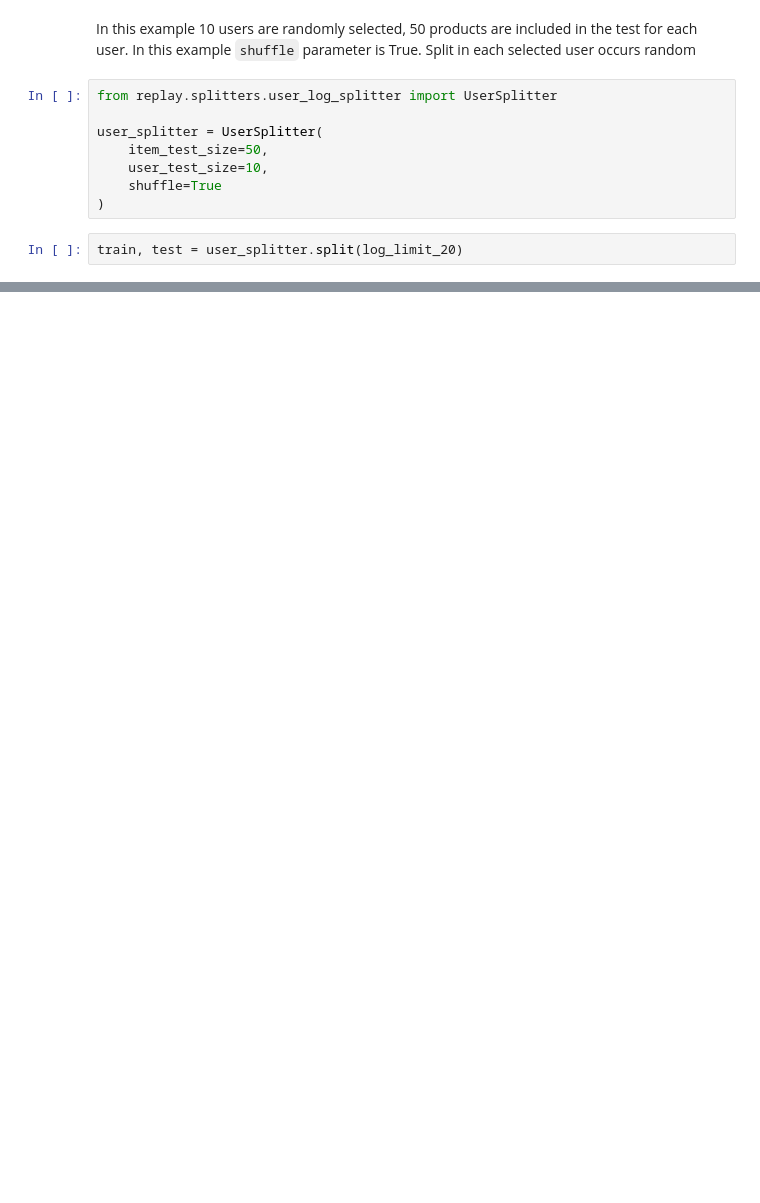
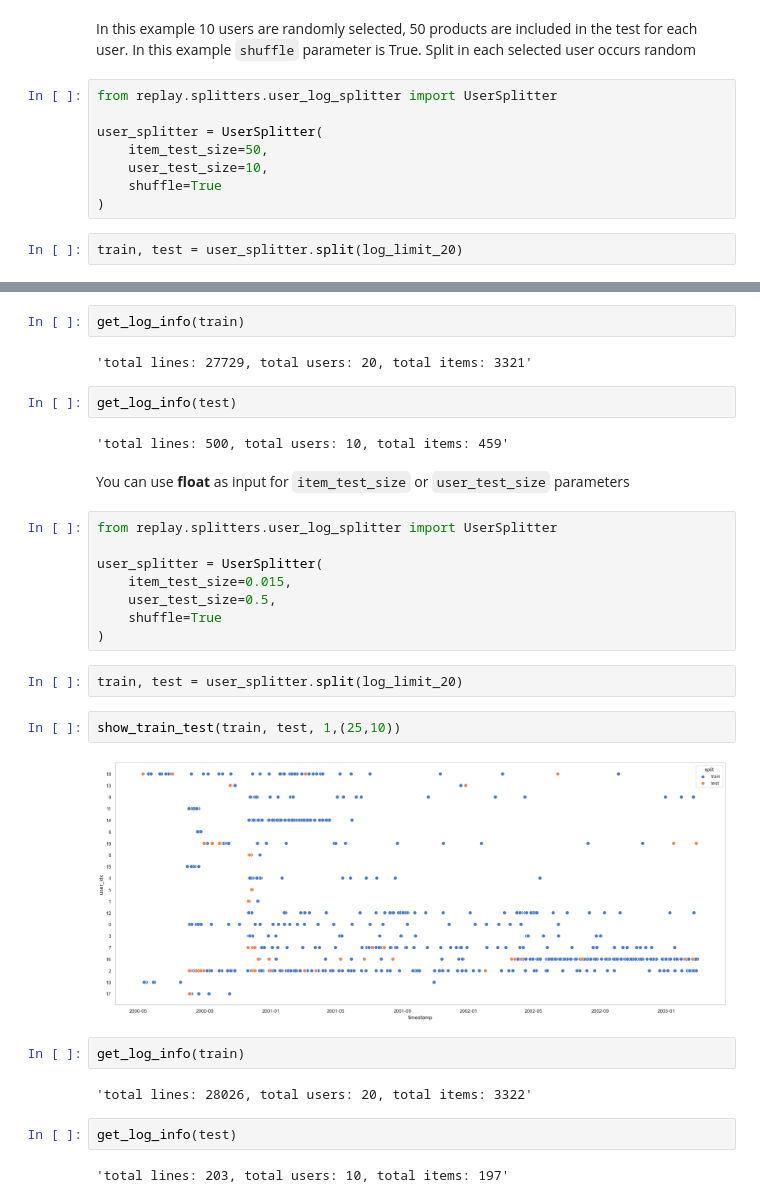
Before and after one commit to fonhorst/RePlay, a Jupyter notebook: experiments/04_splitters.ipynb, the cells around one changed output, grey strips where cells are left out. Drawn from its saved outputs; the diff is of its cells as text; blank space fills up the shorter version.

```diff
--- a/experiments/04_splitters.ipynb
+++ b/experiments/04_splitters.ipynb
@@ -377,0 +410,32 @@ show_train_test(train, test, 1,(25,10))
+# %%
+get_log_info(train)
+# %% [output]
+'total lines: 27729, total users: 20, total items: 3321'
+# %%
+get_log_info(test)
+# %% [output]
+'total lines: 500, total users: 10, total items: 459'
+# %% [markdown]
+You can use **float** as input for `item_test_size` or `user_test_size` parameters
+# %%
+from replay.splitters.user_log_splitter import UserSplitter
+
+user_splitter = UserSplitter(
+    item_test_size=0.015,
+    user_test_size=0.5,
+    shuffle=True
+)
+# %%
+train, test = user_splitter.split(log_limit_20)
+# %%
+show_train_test(train, test, 1,(25,10))
+# %% [output]
+[figure, added]
+# %%
+get_log_info(train)
+# %% [output]
+'total lines: 28026, total users: 20, total items: 3322'
+# %%
+get_log_info(test)
+# %% [output]
+'total lines: 203, total users: 10, total items: 197'
```
Also changed, not shown: parts of 59 cells of this notebook.
